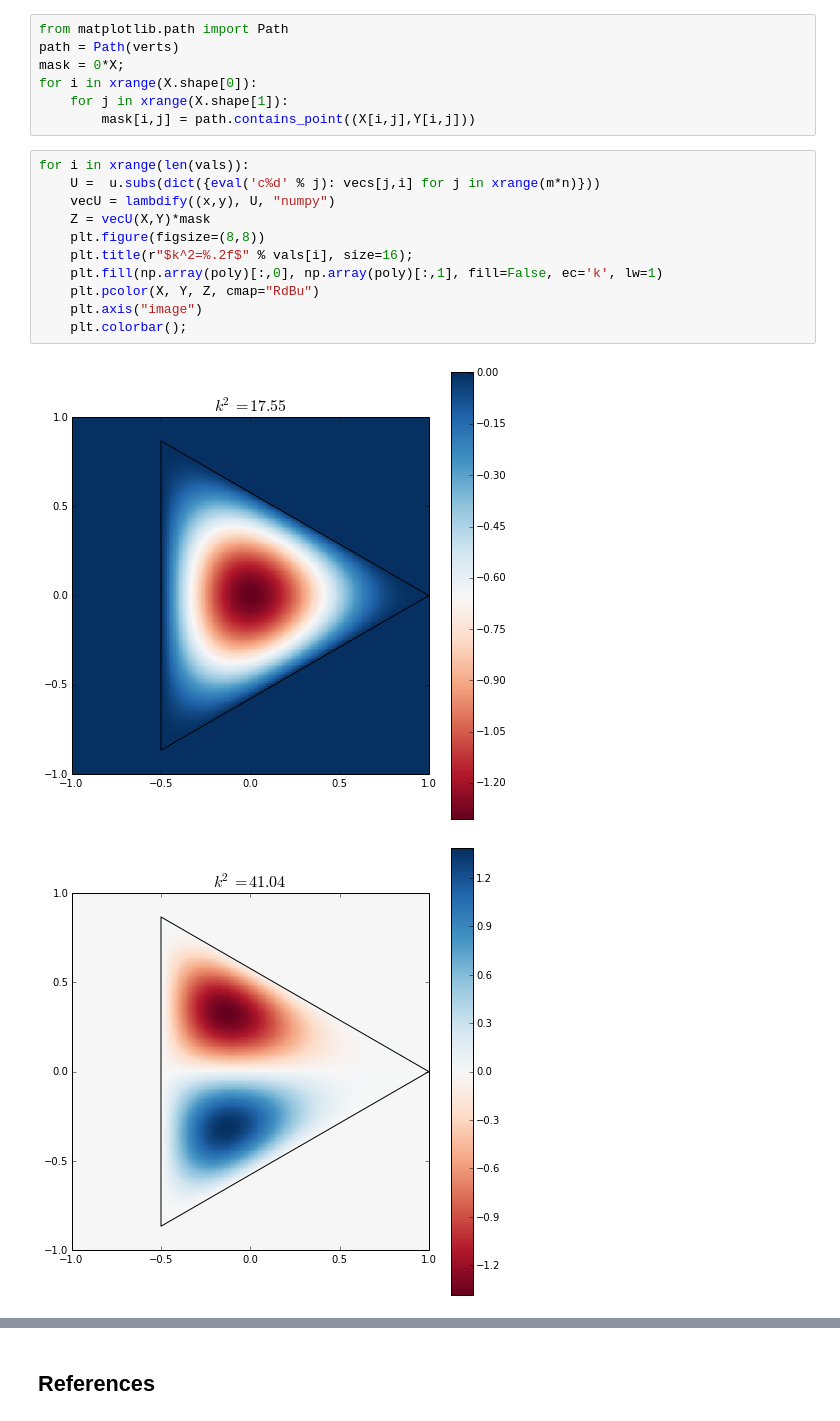
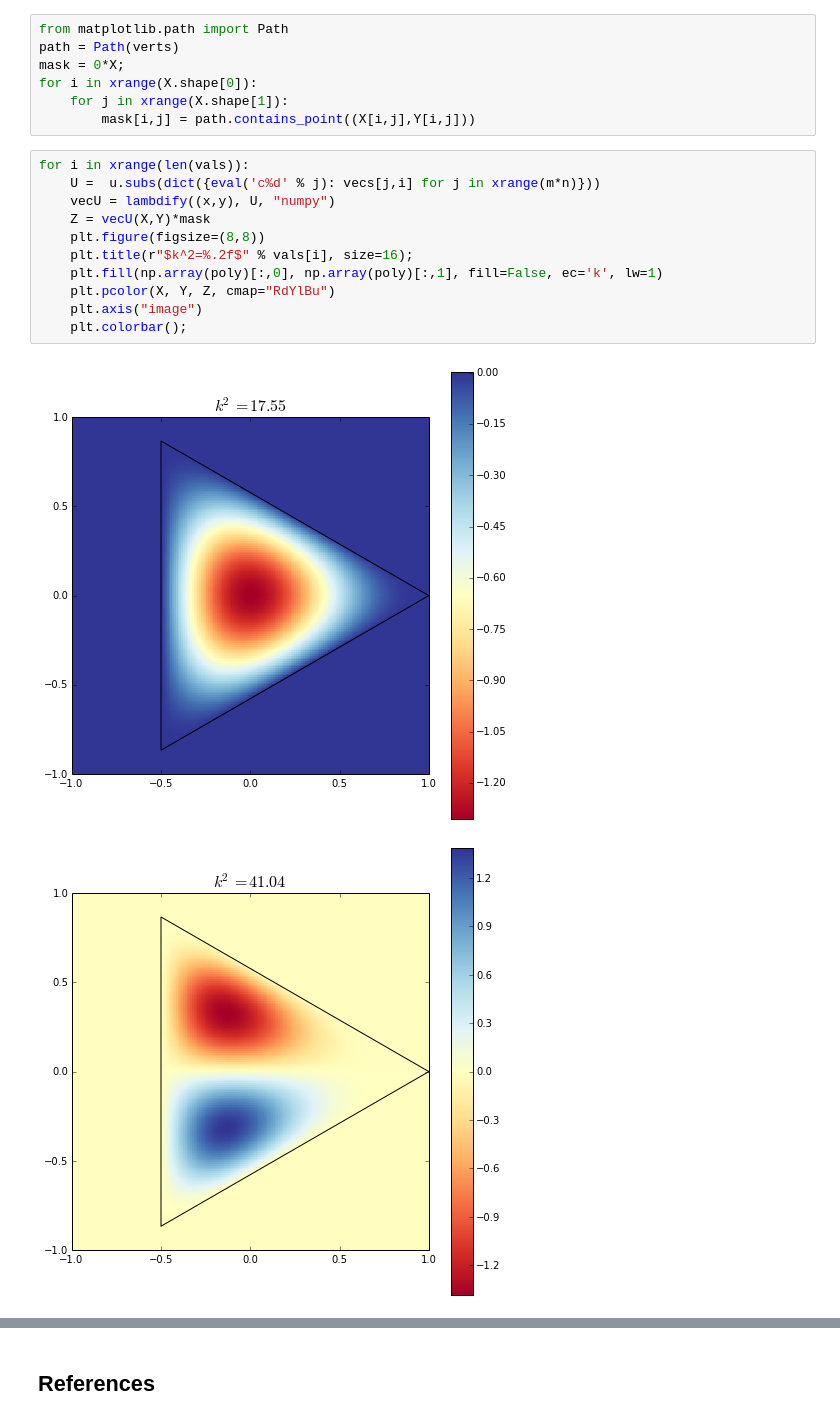
Before and after one commit to nicoguaro/FEM_resources, a Jupyter notebook: poly_ritz.ipynb, the cells around one changed output, grey strips where cells are left out. Cells and saved outputs as stored; diff of their text form.

```diff
--- a/poly_ritz.ipynb
+++ b/poly_ritz.ipynb
@@ -236,14 +236,14 @@ for i in xrange(X.shape[0]):
 # %%
 for i in xrange(len(vals)):
     U =  u.subs(dict({eval('c%d' % j): vecs[j,i] for j in xrange(m*n)}))
     vecU = lambdify((x,y), U, "numpy")
     Z = vecU(X,Y)*mask
     plt.figure(figsize=(8,8))
     plt.title(r"$k^2=%.2f$" % vals[i], size=16);
     plt.fill(np.array(poly)[:,0], np.array(poly)[:,1], fill=False, ec='k', lw=1)
-    plt.pcolor(X, Y, Z, cmap="RdBu")
+    plt.pcolor(X, Y, Z, cmap="RdYlBu")
     plt.axis("image")
     plt.colorbar();
 # %% [output]
-[figure, old version]
+[figure, new version]
-[figure, old version]
+[figure, new version]
```
Also changed, not shown: parts of 3 cells of this notebook.
